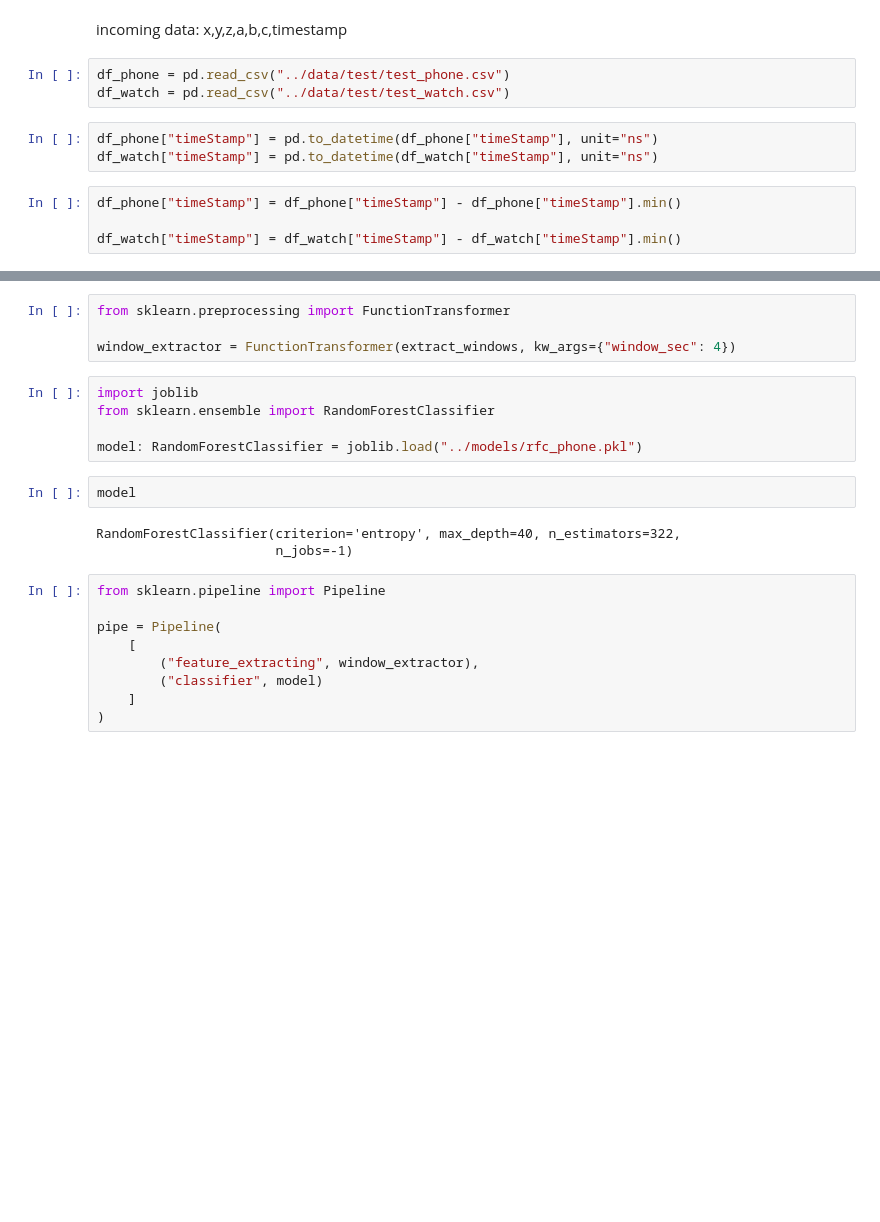
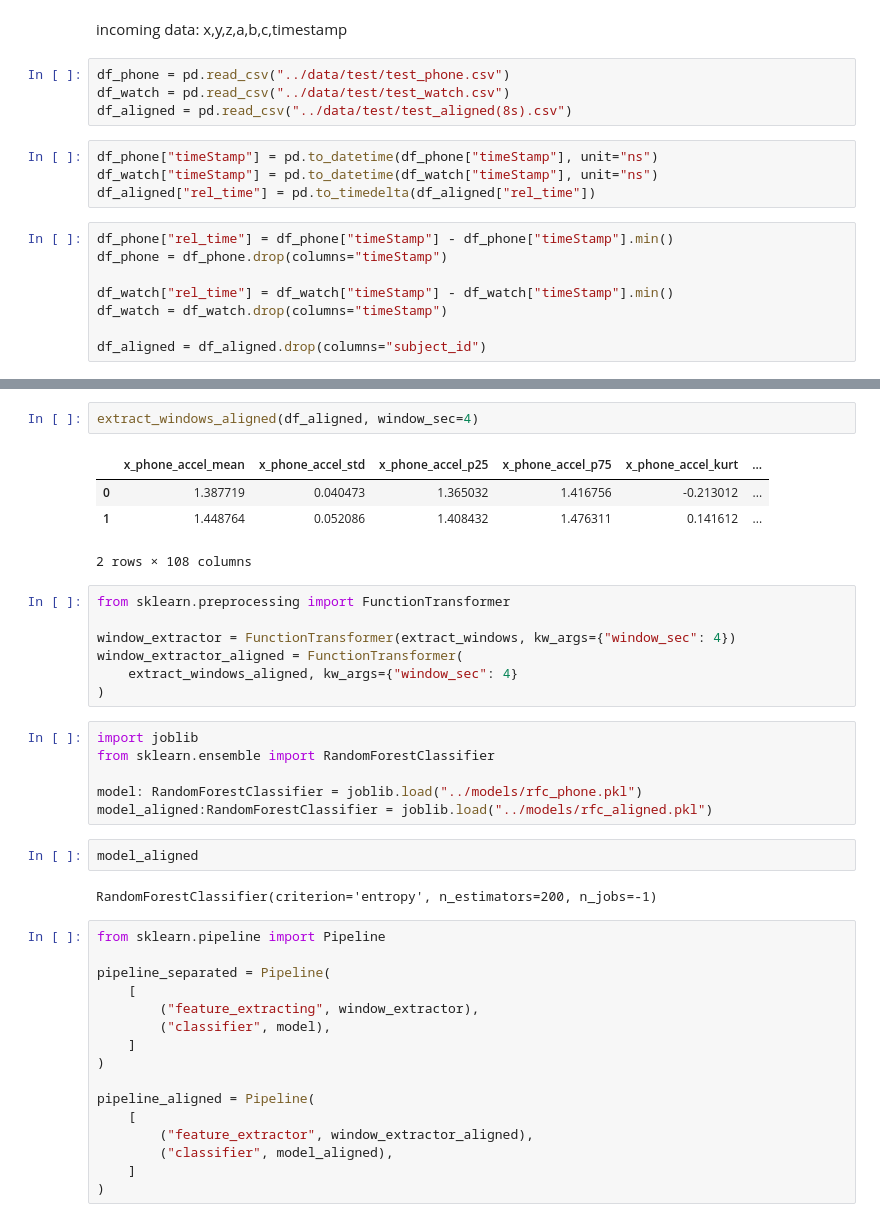
Before and after one commit to netinova/wisdm-activity-predictor, a Jupyter notebook: notebooks/pipeline.ipynb, the cells around one changed output, grey strips where cells are left out. Cells and saved outputs as stored; diff of their text form; blank space fills up the shorter version.

```diff
--- a/notebooks/pipeline.ipynb
+++ b/notebooks/pipeline.ipynb
@@ -9,13 +9,19 @@ x,y,z,a,b,c,timestamp
 # %%
 df_phone = pd.read_csv("../data/test/test_phone.csv")
 df_watch = pd.read_csv("../data/test/test_watch.csv")
+df_aligned = pd.read_csv("../data/test/test_aligned(8s).csv")
 # %%
 df_phone["timeStamp"] = pd.to_datetime(df_phone["timeStamp"], unit="ns")
 df_watch["timeStamp"] = pd.to_datetime(df_watch["timeStamp"], unit="ns")
+df_aligned["rel_time"] = pd.to_timedelta(df_aligned["rel_time"])
 # %%
-df_phone["timeStamp"] = df_phone["timeStamp"] - df_phone["timeStamp"].min()
+df_phone["rel_time"] = df_phone["timeStamp"] - df_phone["timeStamp"].min()
+df_phone = df_phone.drop(columns="timeStamp")
 
-df_watch["timeStamp"] = df_watch["timeStamp"] - df_watch["timeStamp"].min()
+df_watch["rel_time"] = df_watch["timeStamp"] - df_watch["timeStamp"].min()
+df_watch = df_watch.drop(columns="timeStamp")
+
+df_aligned = df_aligned.drop(columns="subject_id")
 # %%
 def extract_windows(df, window_sec=2):
     df = df.copy()
@@ -89,24 +175,41 @@ def extract_windows(df, window_sec=2):
+# %%
+extract_windows_aligned(df_aligned, window_sec=4)
+# %% [output]
+|  | x_phone_accel_mean | x_phone_accel_std | x_phone_accel_p25 | x_phone_accel_p75 | x_phone_accel_kurt | ... |
+| 0 | 1.387719 | 0.040473 | 1.365032 | 1.416756 | -0.213012 | ... |
+| 1 | 1.448764 | 0.052086 | 1.408432 | 1.476311 | 0.141612 | ... |
+2 rows × 108 columns
 # %%
 from sklearn.preprocessing import FunctionTransformer
 
 window_extractor = FunctionTransformer(extract_windows, kw_args={"window_sec": 4})
+window_extractor_aligned = FunctionTransformer(
+    extract_windows_aligned, kw_args={"window_sec": 4}
+)
 # %%
 import joblib
 from sklearn.ensemble import RandomForestClassifier
 
 model: RandomForestClassifier = joblib.load("../models/rfc_phone.pkl")
+model_aligned:RandomForestClassifier = joblib.load("../models/rfc_aligned.pkl")
 # %%
-model
+model_aligned
 # %% [output]
-RandomForestClassifier(criterion='entropy', max_depth=40, n_estimators=322,
-                       n_jobs=-1)
+RandomForestClassifier(criterion='entropy', n_estimators=200, n_jobs=-1)
 # %%
 from sklearn.pipeline import Pipeline
 
-pipe = Pipeline(
+pipeline_separated = Pipeline(
     [
         ("feature_extracting", window_extractor),
-        ("classifier", model)
+        ("classifier", model),
     ]
 )
+
+pipeline_aligned = Pipeline(
+    [
+        ("feature_extractor", window_extractor_aligned),
+        ("classifier", model_aligned),
+    ]
+)
 # %%
```
Also changed, not shown: parts of 3 cells of this notebook, 6 other files.
